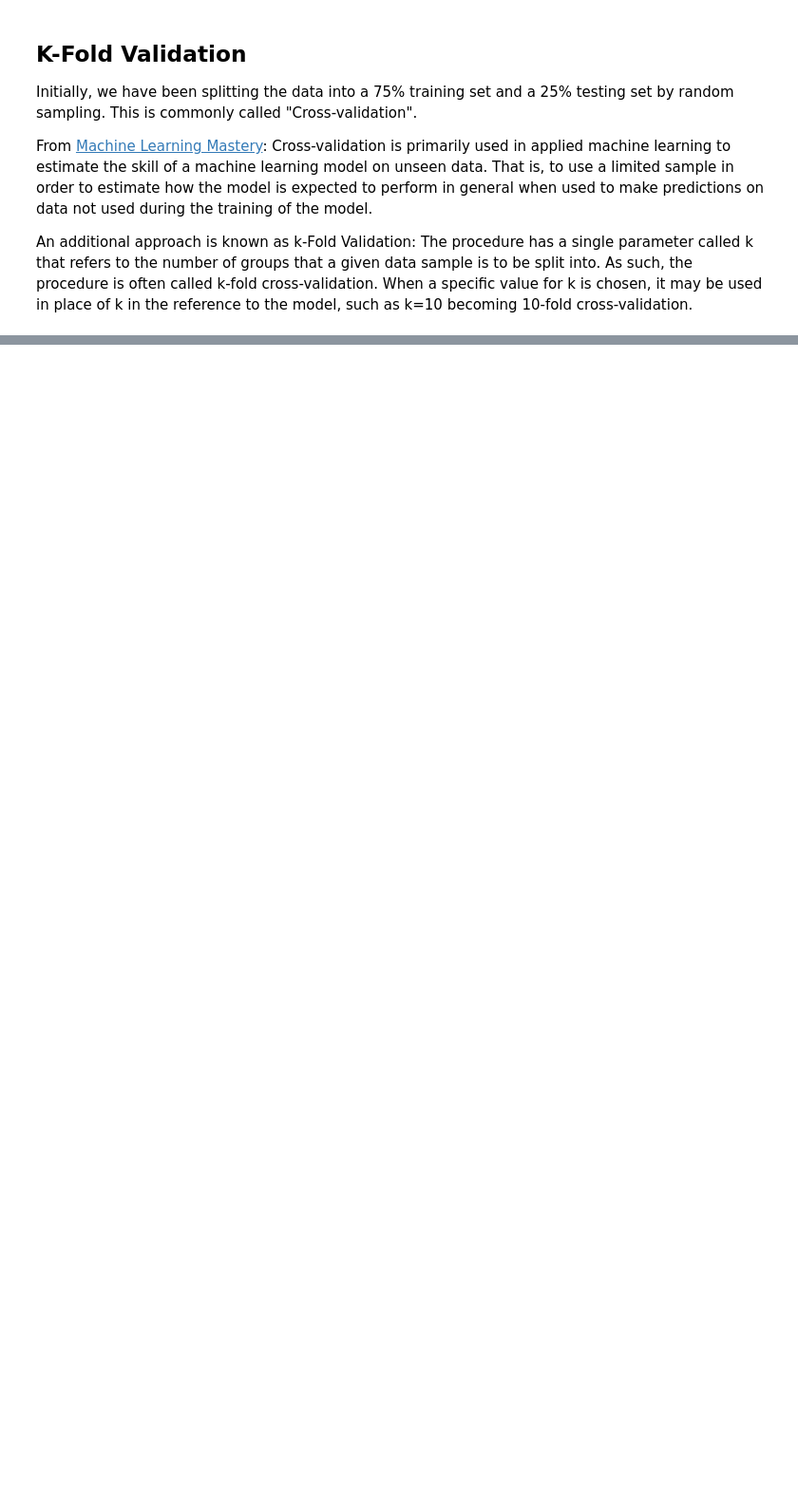
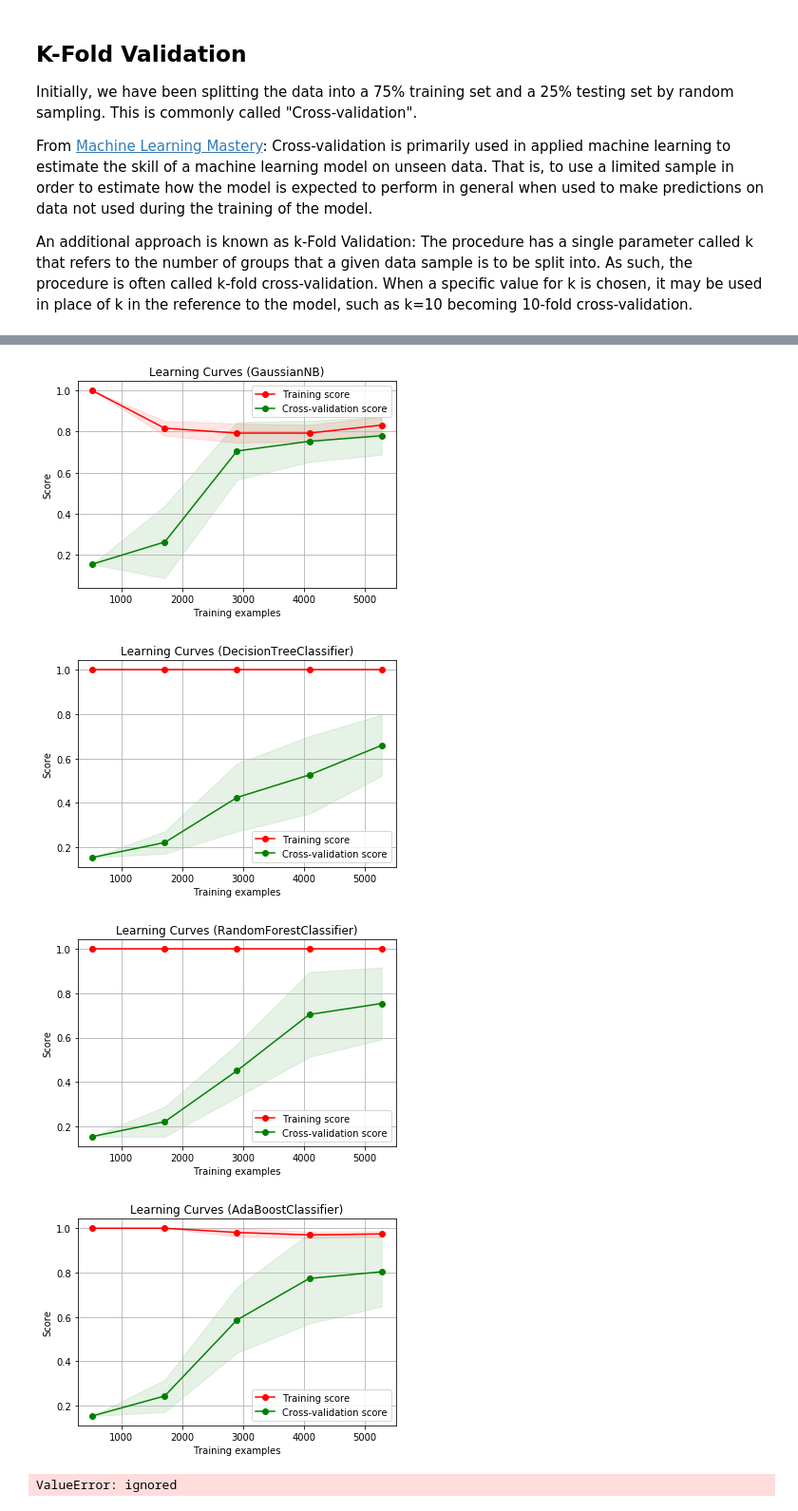
Before and after one commit to HSV-AI/presentations, a Jupyter notebook: 2019/190213/MUSK Classification.ipynb, the cells around one changed output, grey strips where cells are left out. Shown at 95% size. Cells and saved outputs as stored; diff of their text form; code cells hidden in the pictures; blank space fills up the shorter version.

```diff
--- a/2019/190213/MUSK Classification.ipynb
+++ b/2019/190213/MUSK Classification.ipynb
@@ -348,31 +466,37 @@ def plot_learning_curve(estimator):
     # valid_scores = result[1]
     title = "Learning Curves ("+ type(estimator).__name__ + ")"
     plt.figure()
     plt.title(title)
     plt.xlabel("Training examples")
     plt.ylabel("Score")
     train_scores_mean = np.mean(train_scores, axis=1)
     train_scores_std = np.std(train_scores, axis=1)
     test_scores_mean = np.mean(test_scores, axis=1)
     test_scores_std = np.std(test_scores, axis=1)
     plt.grid()
 
     plt.fill_between(train_sizes, train_scores_mean - train_scores_std,
                      train_scores_mean + train_scores_std, alpha=0.1,
                      color="r")
     plt.fill_between(train_sizes, test_scores_mean - test_scores_std,
                      test_scores_mean + test_scores_std, alpha=0.1, color="g")
     plt.plot(train_sizes, train_scores_mean, 'o-', color="r",
              label="Training score")
     plt.plot(train_sizes, test_scores_mean, 'o-', color="g",
              label="Cross-validation score")
     plt.legend(loc="best")
     plt.show()
 
 plot_learning_curve(GaussianNB())
 # plot_learning_curve(SVC())
 plot_learning_curve(DecisionTreeClassifier())
 plot_learning_curve(RandomForestClassifier(n_estimators=100))
 plot_learning_curve(AdaBoostClassifier())
-plot_learning_curve(QuadraticDiscriminantAnalysis())
+# plot_learning_curve(QuadraticDiscriminantAnalysis())
 # plot_learning_curve(KNeighborsClassifier())
+# %% [output]
+[figure, added]
+[figure, added]
+[figure, added]
+[figure, added]
+ValueError: ignored
```
Also changed, not shown: parts of 19 cells of this notebook.
